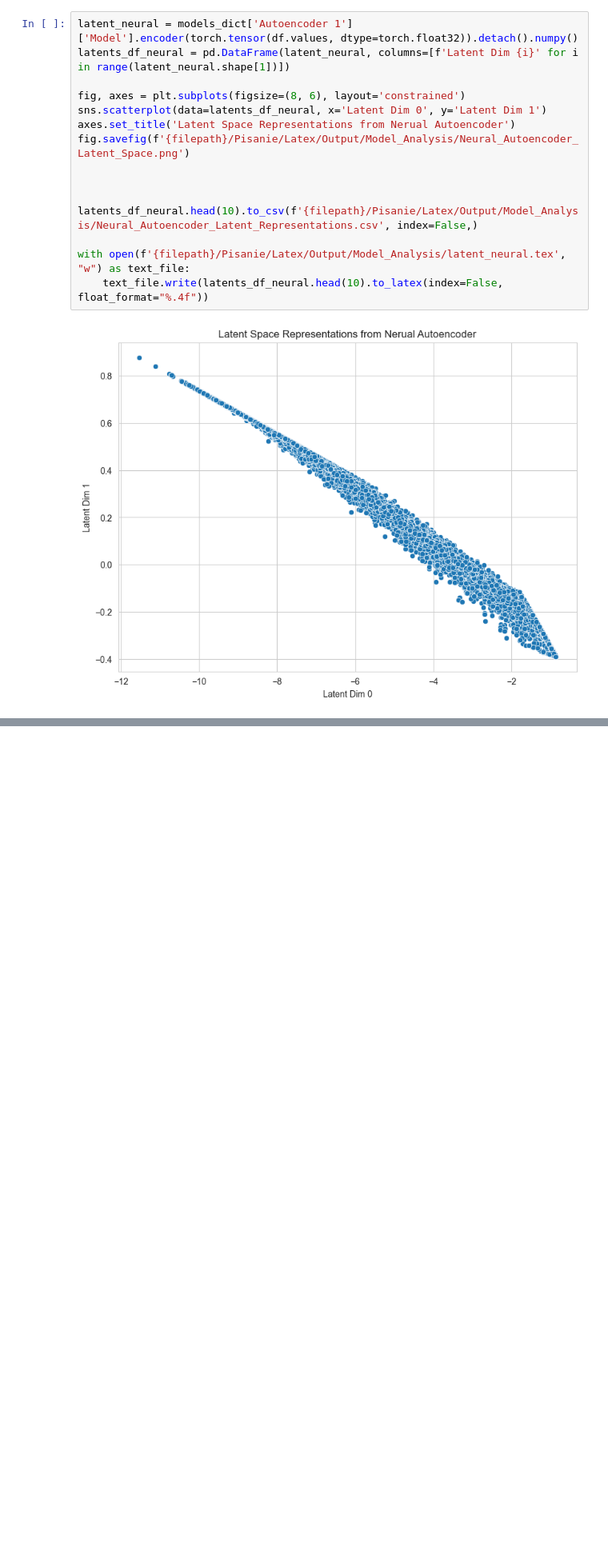
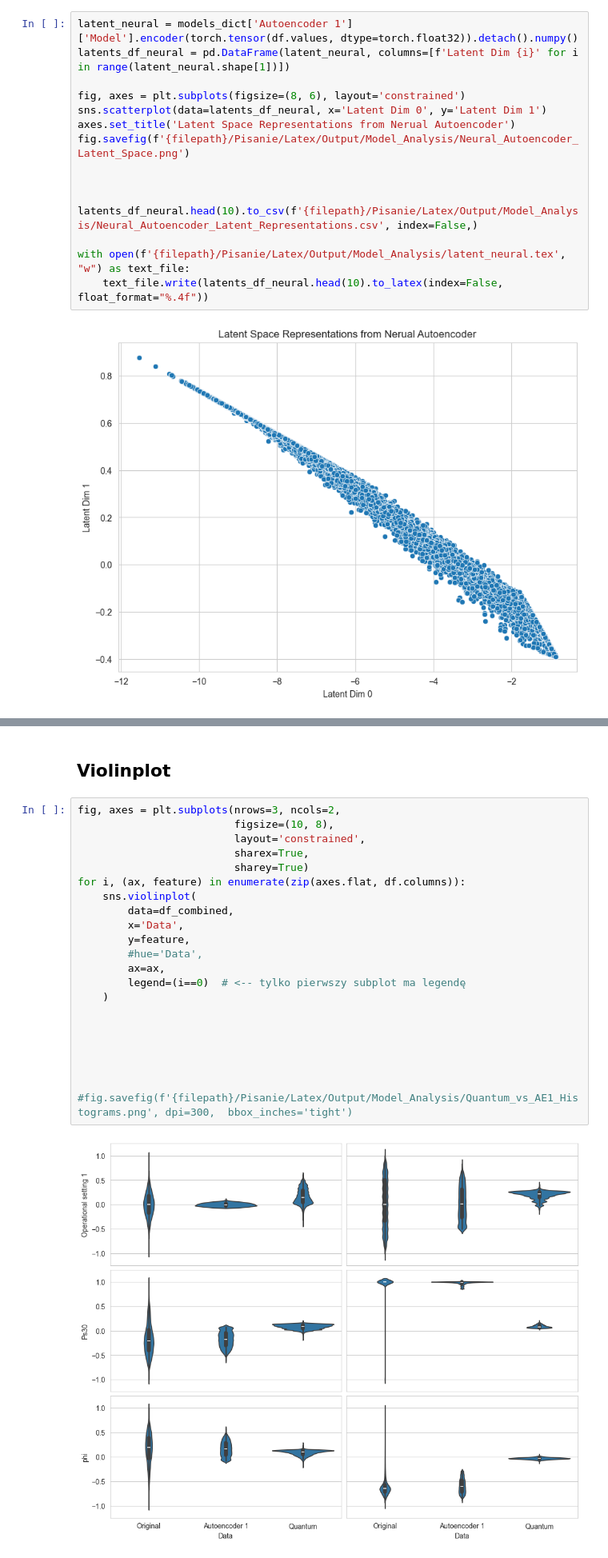
Before and after one commit to MathiaFiorelli/Praca-dyplomowa, a Jupyter notebook: Code/Model Analysis.ipynb, the cells around one changed output, grey strips where cells are left out. Shown at 80% size. Cells and saved outputs as stored; diff of their text form; blank space fills up the shorter version.

```diff
--- a/Code/Model Analysis.ipynb
+++ b/Code/Model Analysis.ipynb
@@ -743,0 +841,26 @@ with open(f'{filepath}/Pisanie/Latex/Output/Model_Analysis/latent_neural.tex', "
+# %% [markdown]
+## Violinplot
+# %%
+fig, axes = plt.subplots(nrows=3, ncols=2,
+                         figsize=(10, 8),
+                         layout='constrained',
+                         sharex=True,
+                         sharey=True)
+for i, (ax, feature) in enumerate(zip(axes.flat, df.columns)):
+    sns.violinplot(
+        data=df_combined,
+        x='Data',
+        y=feature,
+        #hue='Data',
+        ax=ax,
+        legend=(i==0)  # <-- tylko pierwszy subplot ma legendę
+    )
+
+
+
+
+
+
+#fig.savefig(f'{filepath}/Pisanie/Latex/Output/Model_Analysis/Quantum_vs_AE1_Histograms.png', dpi=300,  bbox_inches='tight')
+# %% [output]
+[figure, added]
```
Also changed, not shown: parts of 9 cells of this notebook, 17 other files.
